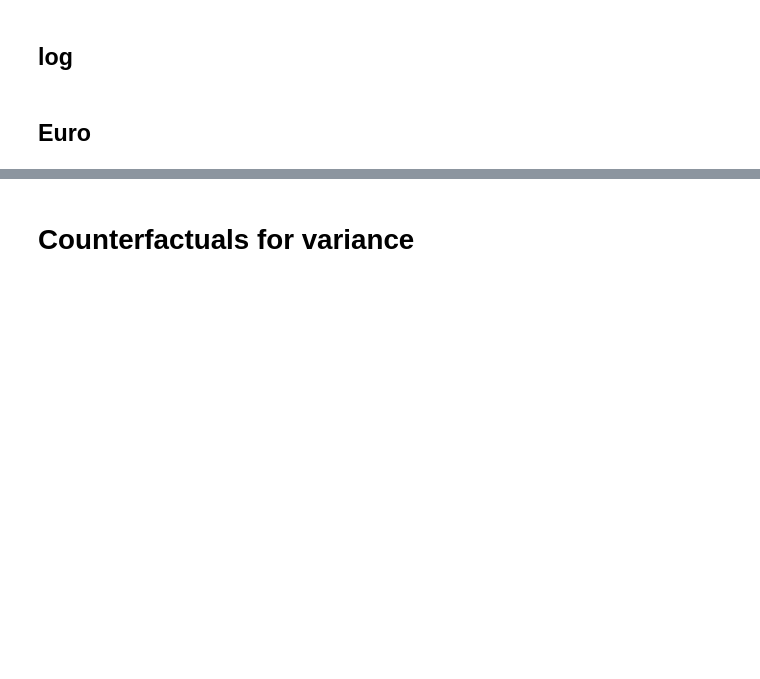
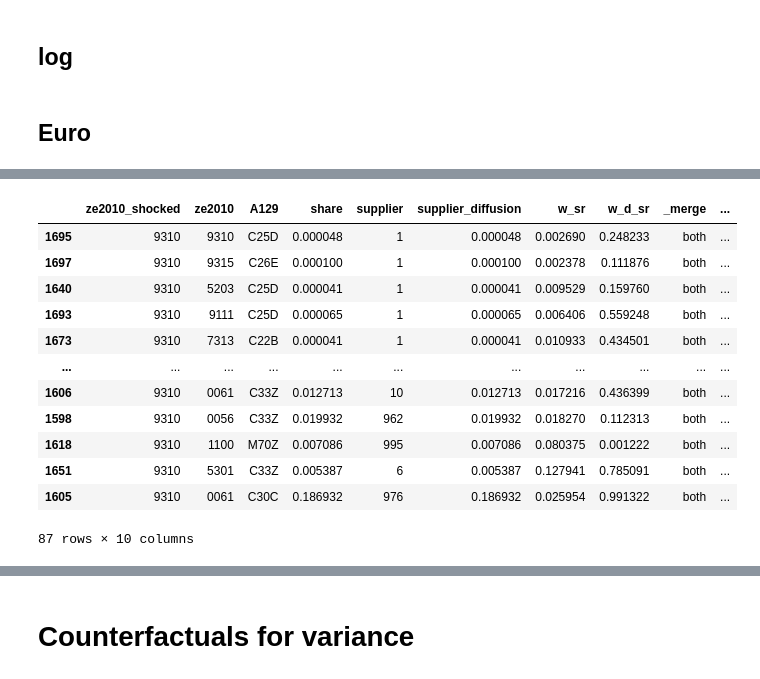
Before and after one commit to SwannChelly/SMM_Spatial_Comovement, a Jupyter notebook: analysis.ipynb, the cells around one changed output, grey strips where cells are left out. Cells and saved outputs as stored; diff of their text form; code cells hidden in the pictures; blank space fills up the shorter version.

```diff
--- a/analysis.ipynb
+++ b/analysis.ipynb
@@ -807,8 +852,0 @@ def melt_sector_region(df,colname):
-# %%
-
-X_rs_local = melt_sector_region(np.load(os.path.join(input_folder,"X_rs.npy")),'X_rs')
-N_rs_local = melt_sector_region(np.load(os.path.join(input_folder,"N_rs.npy")),'N_rs')
-emp_gamma = melt_sector_region(empirical_moments_dict['emp_gamma_ls'].T[0],'emp_gamma')
-sim_gamma = melt_sector_region(best_simulated_moments_dict['emp_gamma_ls'][:, :, K].T,'sim_gamma')
-
-tmp = X_rs_local.merge(N_rs_local,on = ['A129','ze2010']).merge(emp_gamma,on = ['A129','ze2010']).merge(sim_gamma,on = ['A129','ze2010']).sort_values(by = 'sim_gamma')
@@ -2520,0 +2647,26 @@ for industry,industry_name in [['aero','aero'],['auto','auto']]:
+# %%
+Diffusion = suppliers.copy()
+Diffusion.rename(columns = {"ze2010_downstream":"ze2010_shocked"},inplace = True)
+Diffusion['ze2010_shocked'] = Diffusion.ze2010_shocked.map(ze_names)
+Diffusion['ze2010'] = Diffusion.ze2010.map(ze_names)
+Diffusion['A129'] = Diffusion.A129.map(sector_names)
+Diffusion['supplier'] = Diffusion.share > 0
+Diffusion = Diffusion.groupby(['ze2010_shocked','ze2010',"A129"])[['share','supplier']].sum().reset_index()
+Diffusion['supplier_diffusion'] = Diffusion.share
+Diffusion = Diffusion.merge(df,on = ['ze2010','A129'],how = "left")
+Diffusion['local_share'] = Diffusion.supplier_diffusion*Diffusion.w_sr*100
+Diffusion.query('ze2010_shocked == "9310"').sort_values(by = 'local_share').dropna()
+# %% [output]
+|  | ze2010_shocked | ze2010 | A129 | share | supplier | supplier_diffusion | w_sr | w_d_sr | _merge | ... |
+| 1695 | 9310 | 9310 | C25D | 0.000048 | 1 | 0.000048 | 0.002690 | 0.248233 | both | ... |
+| 1697 | 9310 | 9315 | C26E | 0.000100 | 1 | 0.000100 | 0.002378 | 0.111876 | both | ... |
+| 1640 | 9310 | 5203 | C25D | 0.000041 | 1 | 0.000041 | 0.009529 | 0.159760 | both | ... |
+| 1693 | 9310 | 9111 | C25D | 0.000065 | 1 | 0.000065 | 0.006406 | 0.559248 | both | ... |
+| 1673 | 9310 | 7313 | C22B | 0.000041 | 1 | 0.000041 | 0.010933 | 0.434501 | both | ... |
+| ... | ... | ... | ... | ... | ... | ... | ... | ... | ... | ... |
+| 1606 | 9310 | 0061 | C33Z | 0.012713 | 10 | 0.012713 | 0.017216 | 0.436399 | both | ... |
+| 1598 | 9310 | 0056 | C33Z | 0.019932 | 962 | 0.019932 | 0.018270 | 0.112313 | both | ... |
+| 1618 | 9310 | 1100 | M70Z | 0.007086 | 995 | 0.007086 | 0.080375 | 0.001222 | both | ... |
+| 1651 | 9310 | 5301 | C33Z | 0.005387 | 6 | 0.005387 | 0.127941 | 0.785091 | both | ... |
+| 1605 | 9310 | 0061 | C30C | 0.186932 | 976 | 0.186932 | 0.025954 | 0.991322 | both | ... |
+87 rows × 10 columns
```
Also changed, not shown: parts of 26 cells of this notebook, 1 other file.
